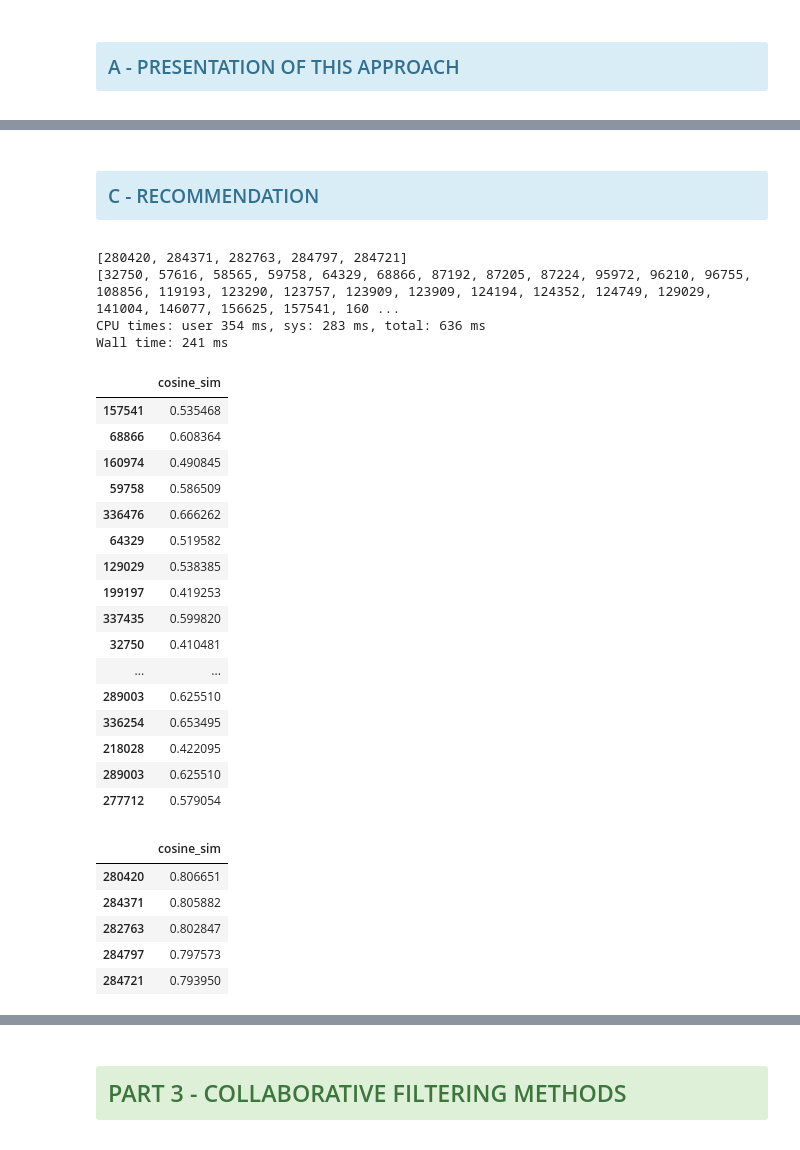
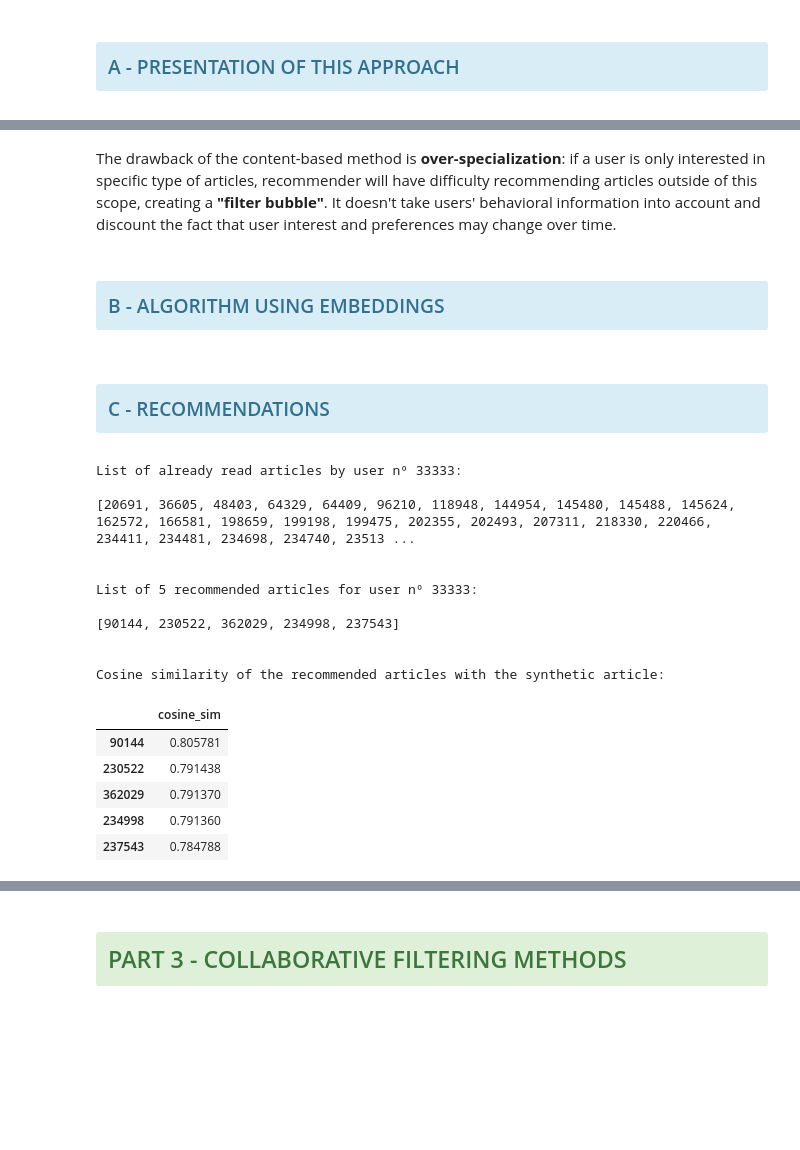
Before and after one commit to jfsubrini/ia-project9, a Jupyter notebook: Subrini_JeanFrancois_2_scripts_012023.ipynb, the cells around one changed output, grey strips where cells are left out. Cells and saved outputs as stored; diff of their text form; code cells hidden in the pictures; blank space fills up the shorter version.

```diff
--- a/Subrini_JeanFrancois_2_scripts_012023.ipynb
+++ b/Subrini_JeanFrancois_2_scripts_012023.ipynb
@@ -949,3 +933,8 @@ For that, we will use the article embeddings file and search the closest cosine
+# %% [markdown]
+The drawback of the content-based method is <b>over-specialization</b>: if a user is only interested in specific type of articles, recommender will have difficulty recommending articles outside of this scope, creating a <b>"filter bubble"</b>. It doesn't take users' behavioral information into account and discount the fact that user interest and preferences may change over time.
+# %% [markdown]
+<h3><div class="alert alert-block alert-info" id="section_2B">
+B - ALGORITHM USING EMBEDDINGS</div></h3>
 # %%
 def MeanEmbeddings(artList):
     """Function to calculate the mean embeddings with a list of article ids.
@@ -962,9 +951,9 @@ def MeanEmbeddings(artList):
 def CBRecommender(userId, topN=5):
     """Function to return the top-N article recommendation for an user id,
     using a Content-Based filtering Recommender System.
-    The returned (by default 5 articles ids) list is sorted by confidence descending.
+    The returned list, by default 5 articles ids, is sorted by confidence descending.
     """
-    # Creating a list (article ids) with the read articles by the user.
+    # Creating a list of article ids with the read articles by the user.
     user_art_list = df_merged_cb.loc[
         df_merged_cb['user_id'] == userId]['article_id'].to_list()
 
@@ -974,53 +963,48 @@ def CBRecommender(userId, topN=5):
 
     # Calculating cosine similarity between the 'synthetic article' and
     # all the other articles, with the embeddings vectors.
+    # Results into a dataframe, excluding the already read articles.
     cosine_sim = cosine_similarity(df_embed, mean_emb)
     df_cosine_sim = pd.DataFrame(cosine_sim, columns=['cosine_sim'])
+    df_cosine_sim = df_cosine_sim.drop(index=user_art_list)
 
-    # ATTENTION LES ARTICLES DOIVENT ETRE DIFFERENTS DE CEUX DE LA LISTE LUE
-    # Selecting the N closest articles.
+    # Selecting the N closest articles, the ones with higher cosine.
     topN_articles = df_cosine_sim.sort_values(
-        by='cosine_sim', ascending=False, inplace=False).head(topN)
+        by='cosine_sim', ascending=False).head(topN)
     topN_articles_list = topN_articles.index.tolist()
 
     return topN_articles_list, user_art_list, df_cosine_sim, topN_articles
 # %% [markdown]
 <h3><div class="alert alert-block alert-info" id="section_2C">
-C - RECOMMENDATION</div></h3>
+C - RECOMMENDATIONS</div></h3>
 # %%
-%%time
-reco0, user_art_list0, df_cosine_sim0, topN_articles0 = CBRecommender(0)
-print(reco0)
-print(sorted(user_art_list0))
-df_cosine_sim0.iloc[user_art_list0]
+# Recommendation list of a specific user.
+user_id = 33333
+reco, user_art_list, df_cosine_sim, topN_articles = CBRecommender(user_id)
+
+print(f"\033[1mList of already read articles by user nº {user_id}:\033[0m\n")
+print(sorted(user_art_list))
+
+print(f"\n\n\033[1mList of 5 recommended articles for user nº {user_id}:\n")
+print(reco)
+
+print("\n\nCosine similarity of the recommended articles with the synthetic article:\n\033[0m")
+topN_articles
 # %% [output]
-[280420, 284371, 282763, 284797, 284721]
-[32750, 57616, 58565, 59758, 64329, 68866, 87192, 87205, 87224, 95972, 96210, 96755, 108856, 119193, 123290, 123757, 123909, 123909, 124194, 124352, 124749, 129029, 141004, 146077, 156625, 157541, 160 ...
-CPU times: user 354 ms, sys: 283 ms, total: 636 ms
-Wall time: 241 ms
+List of already read articles by user nº 33333:
+
+[20691, 36605, 48403, 64329, 64409, 96210, 118948, 144954, 145480, 145488, 145624, 162572, 166581, 198659, 199198, 199475, 202355, 202493, 207311, 218330, 220466, 234411, 234481, 234698, 234740, 23513 ...
+
+
+List of 5 recommended articles for user nº 33333:
+
+[90144, 230522, 362029, 234998, 237543]
+
+
+Cosine similarity of the recommended articles with the synthetic article:
 |  | cosine_sim |
-| 157541 | 0.535468 |
-| 68866 | 0.608364 |
-| 160974 | 0.490845 |
-| 59758 | 0.586509 |
-| 336476 | 0.666262 |
-| 64329 | 0.519582 |
-| 129029 | 0.538385 |
-| 199197 | 0.419253 |
-| 337435 | 0.599820 |
-| 32750 | 0.410481 |
-| ... | ... |
-| 289003 | 0.625510 |
-| 336254 | 0.653495 |
-| 218028 | 0.422095 |
-| 289003 | 0.625510 |
-| 277712 | 0.579054 |
+| 90144 | 0.805781 |
+| 230522 | 0.791438 |
+| 362029 | 0.791370 |
+| 234998 | 0.791360 |
+| 237543 | 0.784788 |
-# %%
-topN_articles0
-# %% [output]
-|  | cosine_sim |
-| 280420 | 0.806651 |
-| 284371 | 0.805882 |
-| 282763 | 0.802847 |
-| 284797 | 0.797573 |
-| 284721 | 0.793950 |
```
Also changed, not shown: parts of 71 cells of this notebook.
